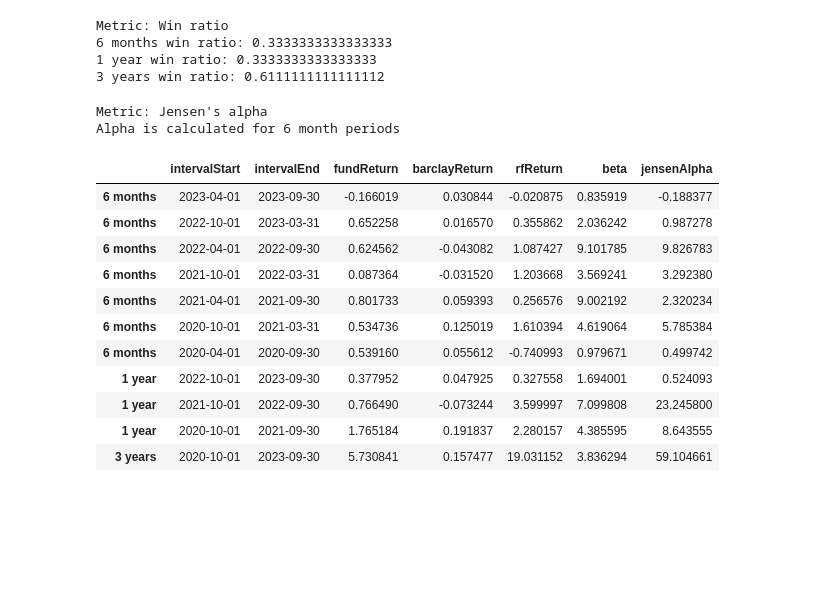
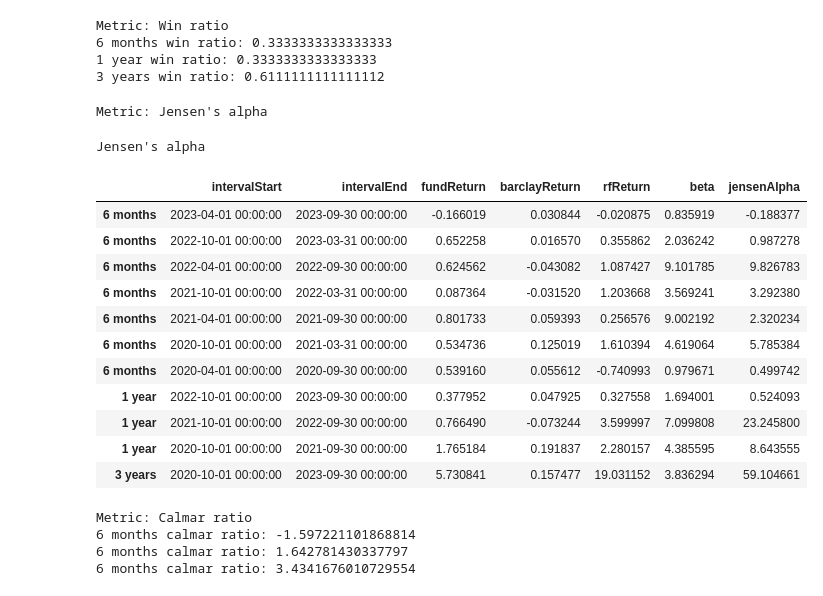
Before and after one commit to amirabbasja/Mutual-Fund-Evaluation, a Jupyter notebook: main.ipynb, the cells around one changed output. Cells and saved outputs as stored; diff of their text form; code cells hidden in the pictures; blank space fills up the shorter version.

```diff
--- a/main.ipynb
+++ b/main.ipynb
@@ -58,3 +62,11 @@ Metric: Growth rate of fund net worth
 6 months growth rate (%) = 6.466098804415761 calculated from 2023-10-31 00:00:00 to 2023-05-01 00:00:00
 1 year growth rate (%) = 51.99868206878268 calculated from 2023-10-31 00:00:00 to 2022-11-01 00:00:00
 3 years growth rate (%) = 1061.9410420879992 calculated from 2023-10-31 00:00:00 to 2020-11-01 00:00:00
+# %%
+return_6M = getRollingGrowth(f1_DailyAuM.set_index(["Date"]), datetime.timedelta(days = 180)).dropna()
+return_1Y = getRollingGrowth(f1_DailyAuM.set_index(["Date"]), datetime.timedelta(days = 365)).dropna()
+return_3Y = getRollingGrowth(f1_DailyAuM.set_index(["Date"]), datetime.timedelta(days = 365*3)).dropna()
+
+subPlots = [return_6M,return_1Y,return_3Y]
+plotTitle = ["Fund AuM", "6 Month Growth (%)", "1 Year Growth (%)", "3 Years Growth (%)"]
+plotMainAndSubPlot(f1_DailyAuM.set_index(["Date"]), subPlots, plotTitle,True)
@@ -106,7 +120,6 @@ Metric: Win ratio
 # %%
 # Jensen's alpha
 print("Metric: Jensen's alpha")
-print("Alpha is calculated for 6 month periods")
 fundReturns = getMonthlyReturns(f1_DailyAuM)
 fundReturns =  fundReturns[(START_DATE <= fundReturns.Date)&(fundReturns.Date <= END_DATE)].reset_index(drop=True)
 barclayReturns = barclayHedgeIndex("./Data/Barclay_Hedge_Fund_Indexhistorical_data.xls")
@@ -114,44 +127,68 @@ barclayReturns = barclayReturns[(START_DATE <= barclayReturns.Date)&(barclayRetu
 rfReturn = loadRiskFreeReturn("./Data/United-States-5-Year-Bond-Yield-Historical-Data.csv")
 rfReturn = getMonthlyReturns(rfReturn[["Date","Price"]], ["Date", "rfReturn"])
 rfReturn = rfReturn[(START_DATE <= rfReturn.Date)&(rfReturn.Date <= END_DATE)].reset_index(drop=True)
 
-
+# Merge all data together
 df = pd.concat([fundReturns.Date, fundReturns.fundReturn, barclayReturns.barclayReturn, rfReturn.rfReturn], axis = 1)
 
 # Run the code in a loop to get the results for 6months, 1 year and 3 years periods
 tmp = pd.DataFrame(columns=["intervalStart","intervalEnd","fundReturn","barclayReturn","rfReturn","beta","jensenAlpha"])
 for i in [[6, "months"], [1, "years"], [3, "years"]]:
     dfCumulativeReturn = calcCumReturnInRange(df, i[1], i[0])
 
     # Calculate beta for each interval
     dfCumulativeReturn["beta"] = 0.
     for i, row in dfCumulativeReturn.iterrows():
         tempFund = fundReturns[(row.intervalStart<=fundReturns.Date)&(fundReturns.Date<=row.intervalEnd)]
         tempBenchmark = barclayReturns[(row.intervalStart<=barclayReturns.Date)&(barclayReturns.Date<=row.intervalEnd)]
         dfCumulativeReturn.iloc[i,-1] = calc_beta(tempFund.fundReturn, tempBenchmark.barclayReturn)
 
     # Calculate Jensen's alpha for each interval
     dfCumulativeReturn["jensenAlpha"] = 0.
     for i, row in dfCumulativeReturn.iterrows():
         alpha = calcJensenAlpha(row.fundReturn, row.barclayReturn, row.rfReturn, row.beta)
         dfCumulativeReturn.iloc[i,-1] = alpha
 
     tmp = pd.concat([tmp if not tmp.empty else None, dfCumulativeReturn])
 
 tmp.index = ["6 months"]*7  + ["1 year"]*3 + ["3 years"]
-tmp
+tmp.style.set_caption("Jensen's alpha")
 # %% [output]
 Metric: Jensen's alpha
-Alpha is calculated for 6 month periods
+Jensen's alpha
 |  | intervalStart | intervalEnd | fundReturn | barclayReturn | rfReturn | beta | jensenAlpha |
-| 6 months | 2023-04-01 | 2023-09-30 | -0.166019 | 0.030844 | -0.020875 | 0.835919 | -0.188377 |
-| 6 months | 2022-10-01 | 2023-03-31 | 0.652258 | 0.016570 | 0.355862 | 2.036242 | 0.987278 |
-| 6 months | 2022-04-01 | 2022-09-30 | 0.624562 | -0.043082 | 1.087427 | 9.101785 | 9.826783 |
-| 6 months | 2021-10-01 | 2022-03-31 | 0.087364 | -0.031520 | 1.203668 | 3.569241 | 3.292380 |
-| 6 months | 2021-04-01 | 2021-09-30 | 0.801733 | 0.059393 | 0.256576 | 9.002192 | 2.320234 |
-| 6 months | 2020-10-01 | 2021-03-31 | 0.534736 | 0.125019 | 1.610394 | 4.619064 | 5.785384 |
-| 6 months | 2020-04-01 | 2020-09-30 | 0.539160 | 0.055612 | -0.740993 | 0.979671 | 0.499742 |
-| 1 year | 2022-10-01 | 2023-09-30 | 0.377952 | 0.047925 | 0.327558 | 1.694001 | 0.524093 |
-| 1 year | 2021-10-01 | 2022-09-30 | 0.766490 | -0.073244 | 3.599997 | 7.099808 | 23.245800 |
-| 1 year | 2020-10-01 | 2021-09-30 | 1.765184 | 0.191837 | 2.280157 | 4.385595 | 8.643555 |
-| 3 years | 2020-10-01 | 2023-09-30 | 5.730841 | 0.157477 | 19.031152 | 3.836294 | 59.104661 |
+| 6 months | 2023-04-01 00:00:00 | 2023-09-30 00:00:00 | -0.166019 | 0.030844 | -0.020875 | 0.835919 | -0.188377 |
+| 6 months | 2022-10-01 00:00:00 | 2023-03-31 00:00:00 | 0.652258 | 0.016570 | 0.355862 | 2.036242 | 0.987278 |
+| 6 months | 2022-04-01 00:00:00 | 2022-09-30 00:00:00 | 0.624562 | -0.043082 | 1.087427 | 9.101785 | 9.826783 |
+| 6 months | 2021-10-01 00:00:00 | 2022-03-31 00:00:00 | 0.087364 | -0.031520 | 1.203668 | 3.569241 | 3.292380 |
+| 6 months | 2021-04-01 00:00:00 | 2021-09-30 00:00:00 | 0.801733 | 0.059393 | 0.256576 | 9.002192 | 2.320234 |
+| 6 months | 2020-10-01 00:00:00 | 2021-03-31 00:00:00 | 0.534736 | 0.125019 | 1.610394 | 4.619064 | 5.785384 |
+| 6 months | 2020-04-01 00:00:00 | 2020-09-30 00:00:00 | 0.539160 | 0.055612 | -0.740993 | 0.979671 | 0.499742 |
+| 1 year | 2022-10-01 00:00:00 | 2023-09-30 00:00:00 | 0.377952 | 0.047925 | 0.327558 | 1.694001 | 0.524093 |
+| 1 year | 2021-10-01 00:00:00 | 2022-09-30 00:00:00 | 0.766490 | -0.073244 | 3.599997 | 7.099808 | 23.245800 |
+| 1 year | 2020-10-01 00:00:00 | 2021-09-30 00:00:00 | 1.765184 | 0.191837 | 2.280157 | 4.385595 | 8.643555 |
+| 3 years | 2020-10-01 00:00:00 | 2023-09-30 00:00:00 | 5.730841 | 0.157477 | 19.031152 | 3.836294 | 59.104661 |
+# %%
+# Calmar ratio
+print("Metric: Calmar ratio")
+fundReturns = getMonthlyReturns(f1_DailyAuM)
+
+# Note, to use quanstats, the Date column has to be dataframe's index column
+fundReturns =  fundReturns[(START_DATE <= fundReturns.Date)&(fundReturns.Date <= END_DATE)].reset_index(drop=True).set_index("Date")
+
+# 6 months
+calmar = qs.stats.calmar(fundReturns.iloc[-7:-1])
+print(f"6 months calmar ratio: {calmar.iloc[0]}")
+
+# 1 year
+calmar = qs.stats.calmar(fundReturns.iloc[-13:-1])
+print(f"6 months calmar ratio: {calmar.iloc[0]}")
+
+# 3 years
+calmar = qs.stats.calmar(fundReturns.iloc[-37:-1])
+print(f"6 months calmar ratio: {calmar.iloc[0]}")
+# %% [output]
+Metric: Calmar ratio
+6 months calmar ratio: -1.597221101868814
+6 months calmar ratio: 1.642781430337797
+6 months calmar ratio: 3.4341676010729554
```
Also changed, not shown: parts of 6 cells of this notebook.
